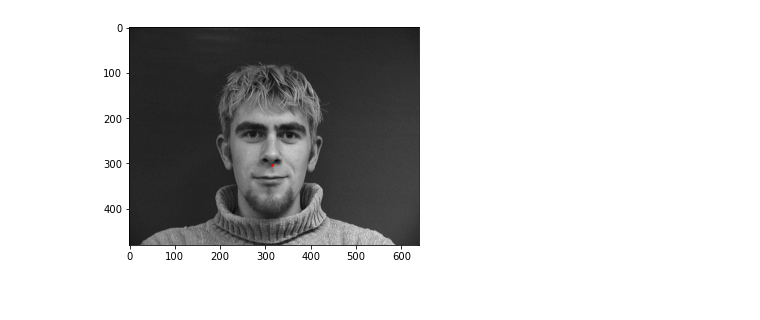
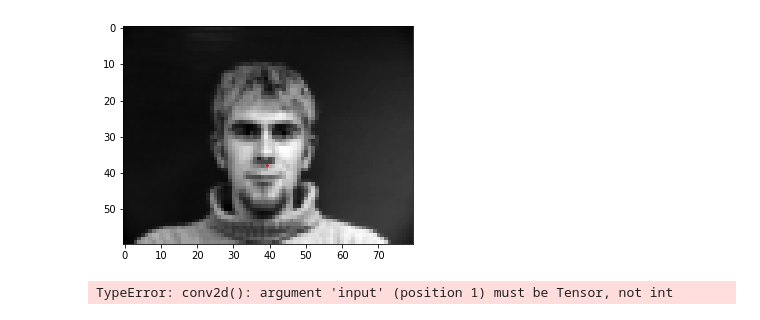
Before and after one commit to aprilsin/cs194-proj4, a Jupyter notebook: part1.ipynb, the cells around one changed output. Cells and saved outputs as stored; diff of their text form; code cells hidden in the pictures.

```diff
--- a/part1.ipynb
+++ b/part1.ipynb
@@ -13,22 +12,55 @@ from dataloader import *
 from display import *
 # from dataloader import load_nosepoint, reag_img_part1
 # %%
-part1_transform = transforms.Compose([Rescale((80, 60)),])
+part1_transform = transforms.Compose([Rescale((60, 80)),])
 # %%
 # Use all 6 images of the first 32 persons (index 1-32) as the training set
 # (total 32 x 6 = 192 images)
 person_idx = np.arange(32)
 viewpt_idx = np.arange(6)
-training_set = NoseKeypointDataset(person_idx, viewpt_idx)
+training_set = NoseKeypointDataset(person_idx, viewpt_idx, part1_transform)
 # training_set = FaceKeypointsDataset(person_idx, viewpt_idx)
+dataloader = DataLoader(training_set, batch_size=4, shuffle=True)
 # %%
 # Plotting a few input images and their nose keypoints.
-images
 plt.figure()
 show_keypoints(training_set[0]['image'], training_set[0]['keypoints'])
 plt.show()
 # %% [output]
-[figure, old version]
+[figure, new version]
+# %%
+from cnn import nosefinder
+from torch.nn import MSELoss
+from torch.optim import Adam
+
+# N is batch size; D_in is input dimension;
+# H is hidden dimension; D_out is output dimension.
+N, D_in, H, D_out = 4, (60, 80, 1), 3, (1, 2)
+
+# randomly initialize weights
+w1 = np.random.randn(D_in, H)
+w2 = np.random.randn(H, D_out)
+
+input_data = training_set
+model = nosefinder
+loss_fn = MSELoss()
+learning_rate = 1e-3
+optimizer = Adam(nosefinder.parameters(), lr=learning_rate)
+
+epochs = 10
+for i in range(epochs):
+    nose_pred = nosefinder(i) # predicted nose keypoint coordinate
+    # nose_pred is a dictionary of the form {'image': im_arr, 'keypoints': [nose_keypoint]}
+
+    # Compute and print loss.
+    loss = loss_fn(y_pred, y)
+    if t % 100 == 99:
+        print(t, loss.item())
+
+    loss.backward()
+    optimizer.step()
+# %% [output]
+TypeError: conv2d(): argument 'input' (position 1) must be Tensor, not int
 # %%
 # Use images of the remaining 8 persons (index 33-40) as the validation set
 # (total 8 * 6 = 48 images)
```
Also changed, not shown: parts of 4 cells of this notebook, 1 other file.
